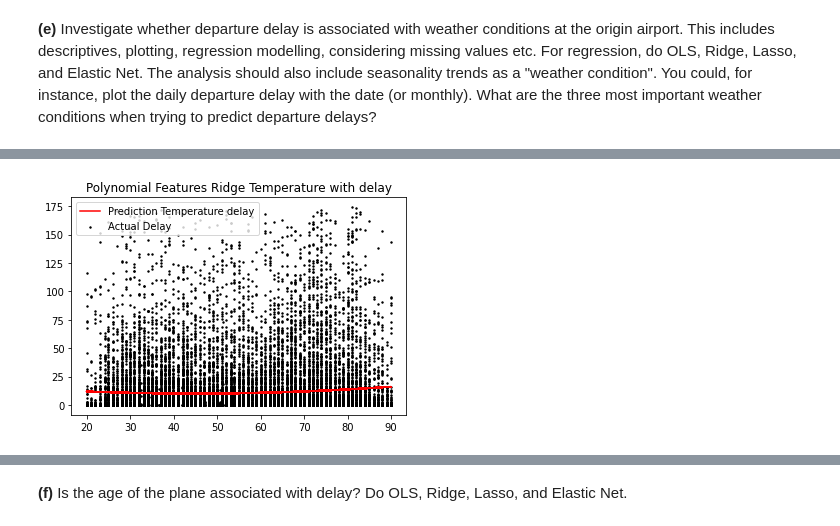
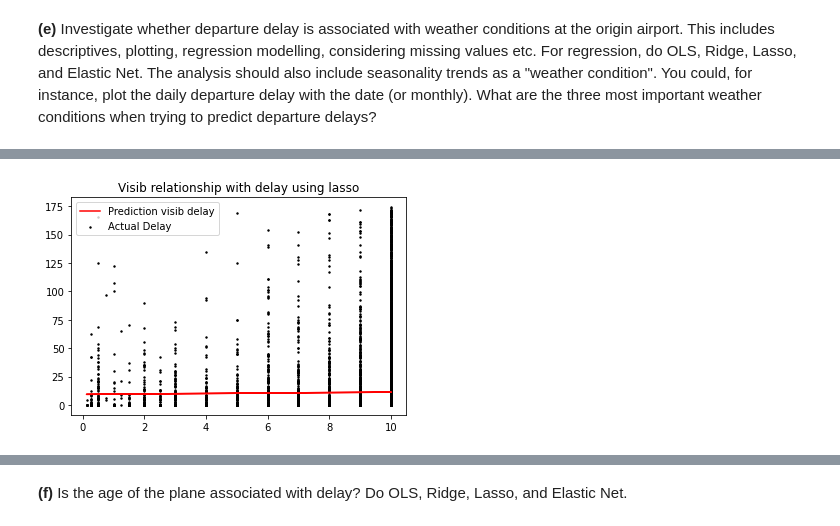
Before and after one commit to saeculumx/MAL_poj, a Jupyter notebook: MAL1 Project 2022.ipynb, the cells around one changed output, grey strips where cells are left out. Drawn from its saved outputs; the diff is of its cells as text; code cells hidden in the pictures.

```diff
--- a/MAL1 Project 2022.ipynb
+++ b/MAL1 Project 2022.ipynb
@@ -454,54 +693,94 @@ Visib R^2 on poly data is 0.0007382531338537834
 # %%
 y = a_d_EWR[:len(e_weather_dataframe)]
-X = e_weather_dataframe["temp"].values.reshape(-1, 1)
+X = e_weather_dataframe["visib"].values.reshape(-1, 1)
 #X = X.reshape(-1, 1)
 X_train, X_test, y_train, y_test = train_test_split(X, y, test_size=0.5, random_state=69)
-
-# OLS
-
 OLS = LinearRegression()
 OLS.fit(X_train, y_train)
-print("Temperature : R^2 Performance score Train:", OLS.score(X_train, y_train), "| R^2 Performance score Test: ",
+#SCORE
+print("OLS: R^2 Performance score Train:", OLS.score(X_train, y_train), "| R^2 Performance score Test: ",
       OLS.score(X_test, y_test))
-print("Temperature : The coefficients are ", OLS.coef_, "| The intercept is ", OLS.intercept_)
+print("OLS: The coefficients are ", OLS.coef_, "| The intercept is ", OLS.intercept_)
 y_pred = OLS.predict(X_test)
-plt.title("Temperature relationship with delay using OLS")
+plt.title("visib relationship with delay using OLS")
 plt.plot(X_test, y_pred, color="red")
 plt.scatter(X_test, y_test, color="black", s=2)
 plt.legend(["Prediction Delay", "Actual Delay"])
 plt.show()
 
 # Ridge
-
 alphas = 10 ** np.linspace(-10, 10, 100)
 ridgeCV = RidgeCV(alphas=alphas)
-ridgeCV.fit(X_train,y_train)
+ridgeCV.fit(X_train, y_train)
 best_a = ridgeCV.alpha_
 ridge = Ridge(alpha=best_a)
 ridge.fit(X_train, y_train)
 y_pred = ridge.predict(X_test)
-print("Best alpha = {}".format(best_a))
-print("R^2 on train data is {} and on test data is {}".format(ridge.score(X_train, y_train),ridge.score(X_test, y_test)))
-plt.title("Temperature relationship with delay using Ridge")
+print("Ridge: Visib Best alpha = {}".format(best_a))
+print("Ridge: Visib R^2 on train data is {} and on test data is {}".format(ridge.score(X_train, y_train),
+                                                                           ridge.score(X_test, y_test)))
+plt.title("visib relationship with delay using Ridge")
 plt.plot(X_test, y_pred, color="red")
 plt.scatter(X_test, y_test, color="black", s=2)
-plt.legend(["Prediction Temperature delay", "Actual Delay"])
+plt.legend(["Prediction visib delay", "Actual Delay"])
 plt.show()
 
+# Lasso
+lassoCV = LassoCV(alphas=None, cv=10, max_iter=10000)
+lassoCV.fit(X_train, y_train)
+best_a = lassoCV.alpha_
+lasso = Lasso(alpha=best_a, max_iter=10000)
+lasso.fit(X_train, y_train)
+y_pred = lasso.predict(X_test)
+print("Lasso: Best alpha = {}".format(best_a))
+print("Lasso: R^2 on train data is {} and on test data is {}".format(lasso.score(X_train, y_train),
+                                                                     lasso.score(X_test, y_test)))
+plt.title("Visib relationship with delay using lasso")
+plt.plot(X_test, y_pred, color="red")
+plt.scatter(X_test, y_test, color="black", s=2)
+plt.legend(["Prediction visib delay", "Actual Delay"])
+plt.show()
+
+# Elastic-Net
+
+el_net_cv = ElasticNetCV(alphas=alphas, random_state=69, max_iter=10000)
+el_net_cv.fit(X_train, y_train)
+best_a = el_net_cv.alpha_
+el_net = ElasticNet(random_state=69, alpha=best_a, max_iter=10000)
+el_net.fit(X_train, y_train)
+y_pred = el_net.predict(X_test)
+print("Elastic-Net: Best alpha = {}".format(best_a))
+print("Elastic-Net: R^2 on train data is {} and on test data is {}".format(el_net.score(X_train, y_train),
+                                                                           el_net.score(X_test, y_test)))
+plt.title("visib relationship with delay using Elastic-Net")
+plt.plot(X_test, y_pred, color="red")
+plt.scatter(X_test, y_test, color="black", s=2)
+plt.legend(["Prediction Seasonal", "Actual Delay"])
+plt.show()
+
+# poly
+x = X_train.reshape(-1)
 poly = PolynomialFeatures(degree=2)
-poly.fit(X)
-X_p = poly.transform(X)
+poly.fit(X_train)
+X_p = poly.transform(X_train)
 ridgeCV = RidgeCV(alphas=alphas)
-ridgeCV.fit(X_p,y)
+ridgeCV.fit(X_p, y_train)
 best_a = ridgeCV.alpha_
 ridge = Ridge(best_a)
-ridge.fit(X_p, y)
+ridge.fit(X_p, y_train)
 y_pred = ridge.predict(X_p)
-print("Temperature Best alpha = {}".format(best_a))
-print("Temperature R^2 on poly data is {}".format(ridge.score(X_p, y)))
-plt.title("Polynomial Features Ridge Temperature with delay")
-plt.plot(X, y_pred, color="red")
-plt.scatter(X_test, y_test, color="black", s=2)
-plt.legend(["Prediction Temperature delay", "Actual Delay"])
+print("Visib Best alpha = {}".format(best_a))
+print("Visib R^2 on poly data dim {} is {}, the score on test set is {}".format(2, ridge.score(X_p, y_train),
+                                                                                ridge.score(poly.transform(X_test),
+                                                                                            y_test)))
+
+fig, (ax1, ax2) = plt.subplots(1, 2)
+plt.suptitle("Polynomial Features Ridge Visib with delay")
+ax1.plot(np.sort(x), y_pred[np.argsort(x)], color="red")
+ax1.scatter(X_test, y_test, color="black", s=2)
+ax1.legend(["Prediction visib delay", "Actual Delay"])
+ax2.plot(np.sort(x), y_pred[np.argsort(x)], color="red")
+#ax2.scatter(X_test,y_test, color="black", s=2)
+ax2.legend(["Prediction visib delay", "Actual Delay"])
 plt.show()
 # %% [output]
@@ -516 +795 @@ Temperature R^2 on poly data is 0.0033615846249037684
-[figure, old version]
+[figure, new version]
```
Also changed, not shown: parts of 42 cells of this notebook, 6 other files.
